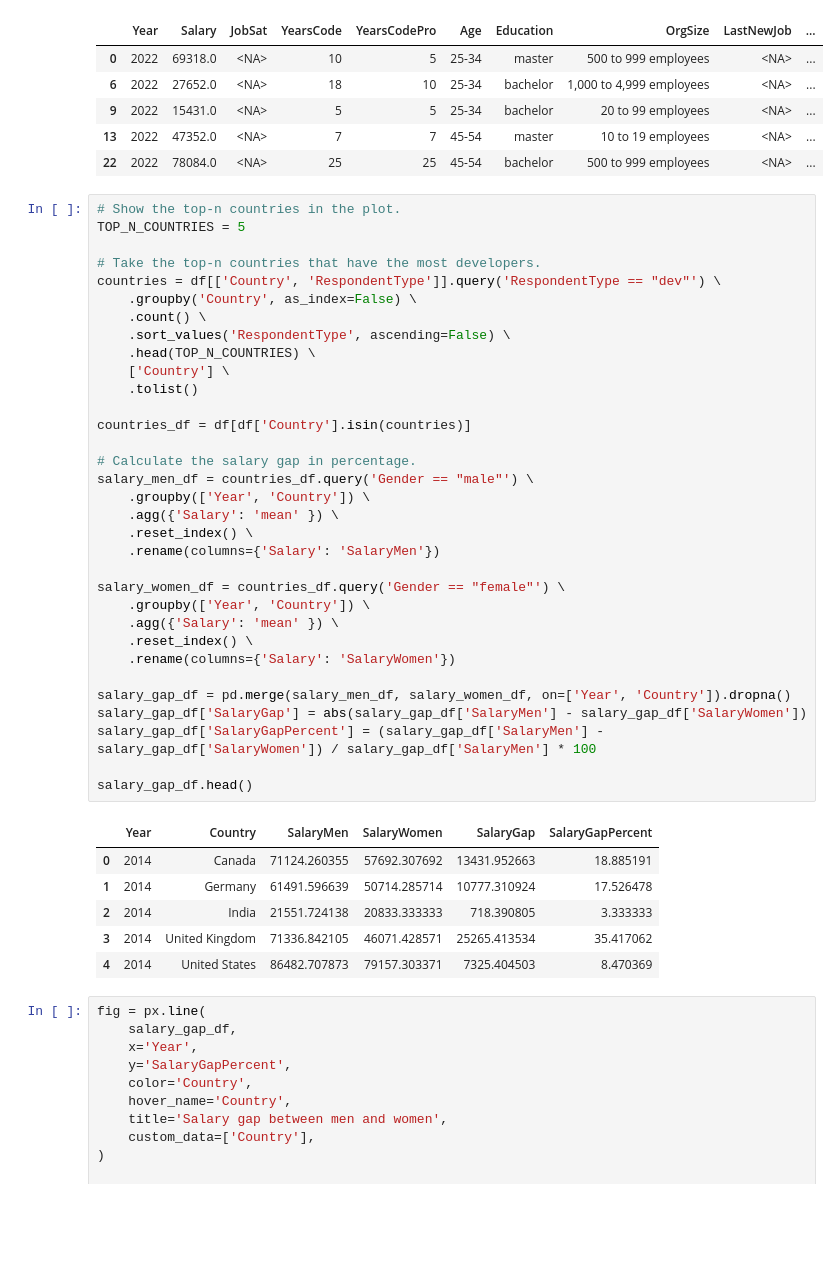
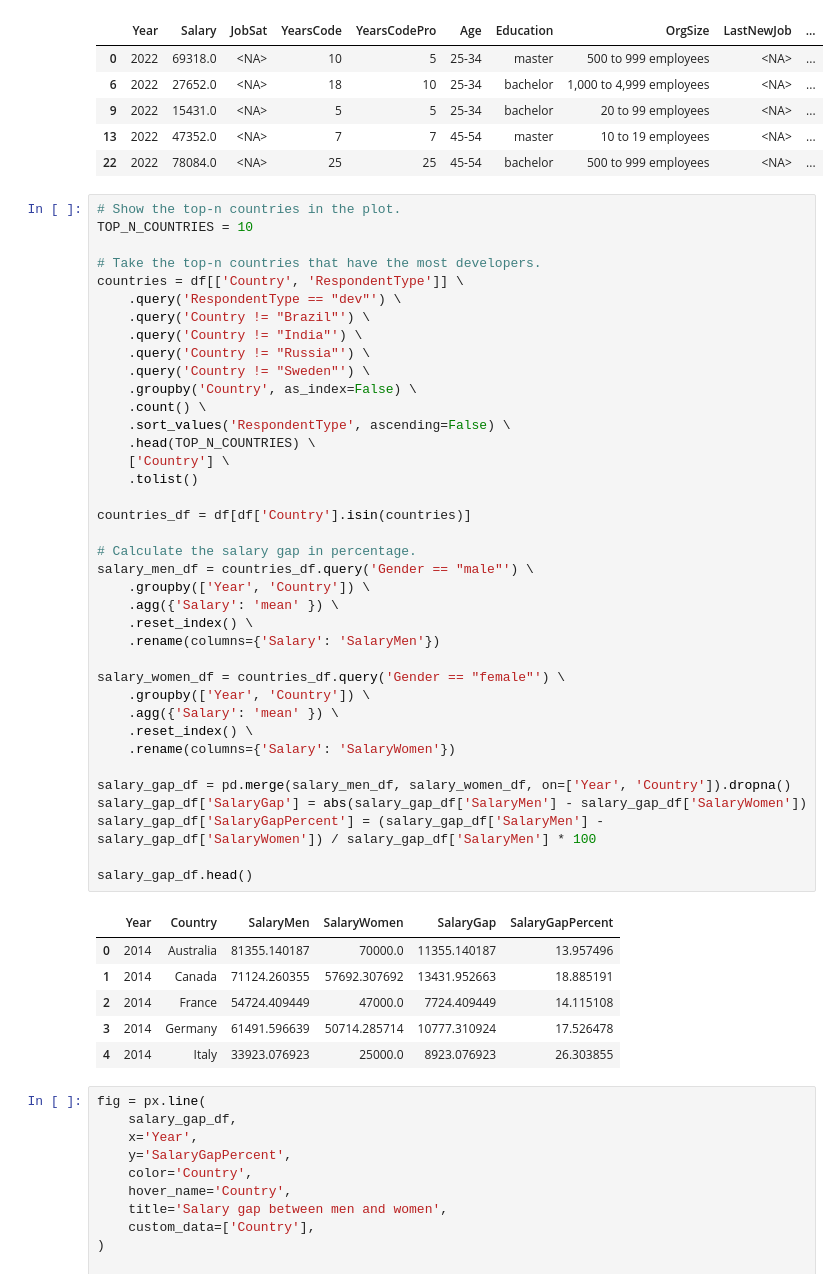
Before and after one commit to p-adema/info-vis, a Jupyter notebook: _sources/notebooks/salaries_gender_countries.ipynb, the cells around one changed output. Saved outputs shown, nothing was run; the diff lists cells and outputs as text; blank space fills up the shorter version.

```diff
--- a/_sources/notebooks/salaries_gender_countries.ipynb
+++ b/_sources/notebooks/salaries_gender_countries.ipynb
@@ -18,44 +18,49 @@ df.head()
 | 22 | 2022 | 78084.0 | <NA> | 25 | 25 | 45-54 | bachelor | 500 to 999 employees | <NA> | ... |
 # %%
 # Show the top-n countries in the plot.
-TOP_N_COUNTRIES = 5
+TOP_N_COUNTRIES = 10
 
 # Take the top-n countries that have the most developers.
-countries = df[['Country', 'RespondentType']].query('RespondentType == "dev"') \
+countries = df[['Country', 'RespondentType']] \
+    .query('RespondentType == "dev"') \
+    .query('Country != "Brazil"') \
+    .query('Country != "India"') \
+    .query('Country != "Russia"') \
+    .query('Country != "Sweden"') \
     .groupby('Country', as_index=False) \
     .count() \
     .sort_values('RespondentType', ascending=False) \
     .head(TOP_N_COUNTRIES) \
     ['Country'] \
     .tolist()
 
 countries_df = df[df['Country'].isin(countries)]
 
 # Calculate the salary gap in percentage.
 salary_men_df = countries_df.query('Gender == "male"') \
     .groupby(['Year', 'Country']) \
     .agg({'Salary': 'mean' }) \
     .reset_index() \
     .rename(columns={'Salary': 'SalaryMen'})
 
 salary_women_df = countries_df.query('Gender == "female"') \
     .groupby(['Year', 'Country']) \
     .agg({'Salary': 'mean' }) \
     .reset_index() \
     .rename(columns={'Salary': 'SalaryWomen'})
 
 salary_gap_df = pd.merge(salary_men_df, salary_women_df, on=['Year', 'Country']).dropna()
 salary_gap_df['SalaryGap'] = abs(salary_gap_df['SalaryMen'] - salary_gap_df['SalaryWomen'])
 salary_gap_df['SalaryGapPercent'] = (salary_gap_df['SalaryMen'] - salary_gap_df['SalaryWomen']) / salary_gap_df['SalaryMen'] * 100
 
 salary_gap_df.head()
 # %% [output]
 |  | Year | Country | SalaryMen | SalaryWomen | SalaryGap | SalaryGapPercent |
-| 0 | 2014 | Canada | 71124.260355 | 57692.307692 | 13431.952663 | 18.885191 |
-| 1 | 2014 | Germany | 61491.596639 | 50714.285714 | 10777.310924 | 17.526478 |
-| 2 | 2014 | India | 21551.724138 | 20833.333333 | 718.390805 | 3.333333 |
-| 3 | 2014 | United Kingdom | 71336.842105 | 46071.428571 | 25265.413534 | 35.417062 |
-| 4 | 2014 | United States | 86482.707873 | 79157.303371 | 7325.404503 | 8.470369 |
+| 0 | 2014 | Australia | 81355.140187 | 70000.0 | 11355.140187 | 13.957496 |
+| 1 | 2014 | Canada | 71124.260355 | 57692.307692 | 13431.952663 | 18.885191 |
+| 2 | 2014 | France | 54724.409449 | 47000.0 | 7724.409449 | 14.115108 |
+| 3 | 2014 | Germany | 61491.596639 | 50714.285714 | 10777.310924 | 17.526478 |
+| 4 | 2014 | Italy | 33923.076923 | 25000.0 | 8923.076923 | 26.303855 |
 # %%
 fig = px.line(
     salary_gap_df,
```
Also changed, not shown: 33 other files.
